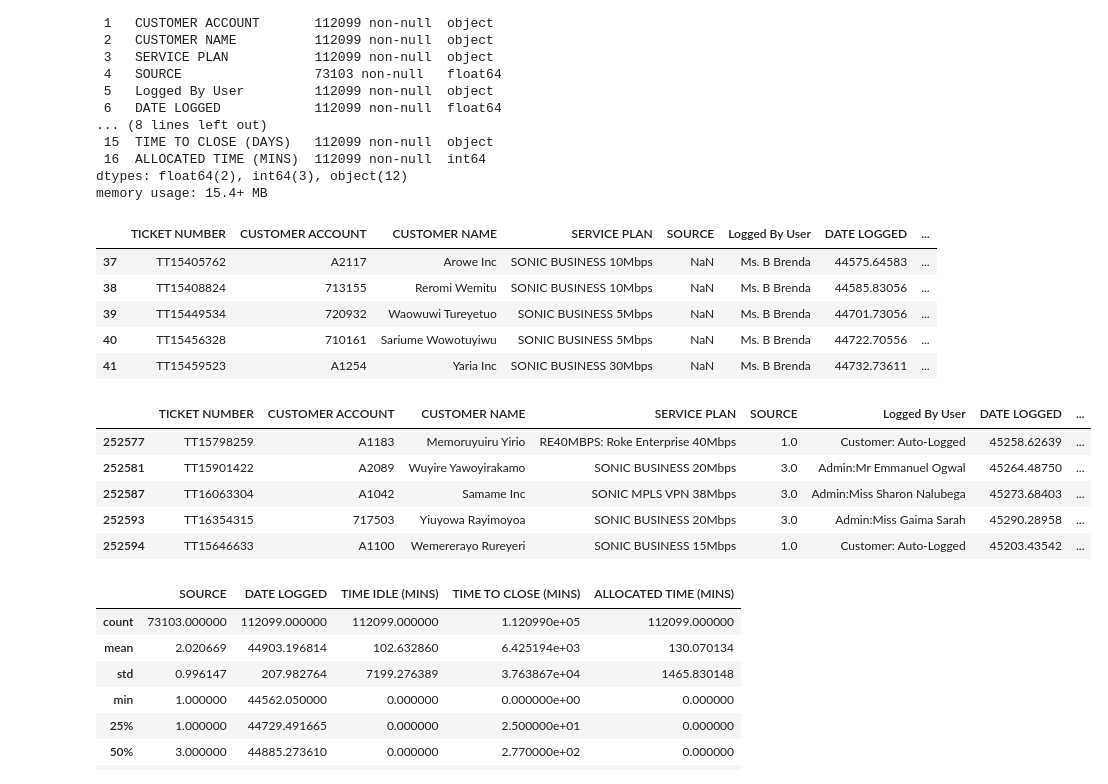
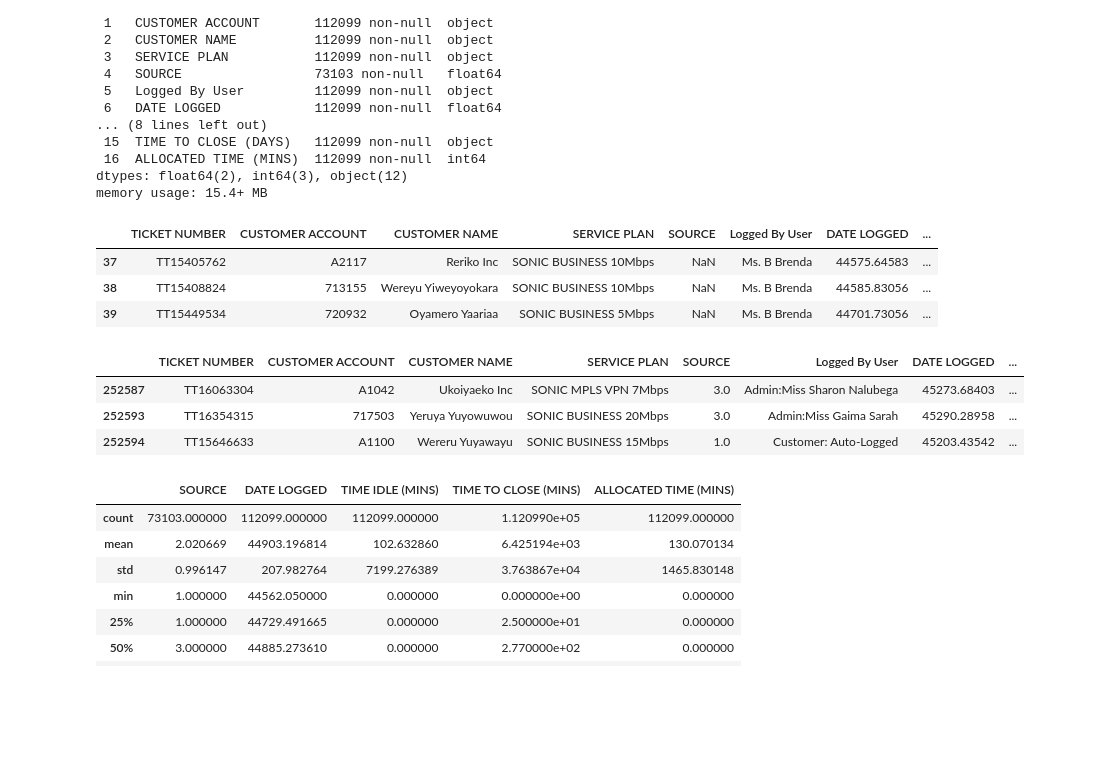
Before and after one commit to patrickanaku/MCS-7103-Machine-Learning, a Jupyter notebook: EDA_Assignment.ipynb, the cells around one changed output. Saved outputs shown, nothing was run; the diff lists cells and outputs as text; code cells hidden in the pictures; blank space fills up the shorter version.

```diff
--- a/EDA_Assignment.ipynb
+++ b/EDA_Assignment.ipynb
@@ -228,23 +235,19 @@ Data columns (total 17 columns):
 dtypes: float64(2), int64(3), object(12)
 memory usage: 15.4+ MB
 # %%
-new_dataset.head()
+new_dataset.head(3)
 # %% [output]
 |  | TICKET NUMBER | CUSTOMER ACCOUNT | CUSTOMER NAME | SERVICE PLAN | SOURCE | Logged By User | DATE LOGGED | ... |
-| 37 | TT15405762 | A2117 | Arowe Inc | SONIC BUSINESS 10Mbps | NaN | Ms. B Brenda | 44575.64583 | ... |
-| 38 | TT15408824 | 713155 | Reromi Wemitu | SONIC BUSINESS 10Mbps | NaN | Ms. B Brenda | 44585.83056 | ... |
-| 39 | TT15449534 | 720932 | Waowuwi Tureyetuo | SONIC BUSINESS 5Mbps | NaN | Ms. B Brenda | 44701.73056 | ... |
-| 40 | TT15456328 | 710161 | Sariume Wowotuyiwu | SONIC BUSINESS 5Mbps | NaN | Ms. B Brenda | 44722.70556 | ... |
-| 41 | TT15459523 | A1254 | Yaria Inc | SONIC BUSINESS 30Mbps | NaN | Ms. B Brenda | 44732.73611 | ... |
+| 37 | TT15405762 | A2117 | Reriko Inc | SONIC BUSINESS 10Mbps | NaN | Ms. B Brenda | 44575.64583 | ... |
+| 38 | TT15408824 | 713155 | Wereyu Yiweyoyokara | SONIC BUSINESS 10Mbps | NaN | Ms. B Brenda | 44585.83056 | ... |
+| 39 | TT15449534 | 720932 | Oyamero Yaariaa | SONIC BUSINESS 5Mbps | NaN | Ms. B Brenda | 44701.73056 | ... |
 # %%
-new_dataset.tail()
+new_dataset.tail(3)
 # %% [output]
 |  | TICKET NUMBER | CUSTOMER ACCOUNT | CUSTOMER NAME | SERVICE PLAN | SOURCE | Logged By User | DATE LOGGED | ... |
-| 252577 | TT15798259 | A1183 | Memoruyuiru Yirio | RE40MBPS: Roke Enterprise 40Mbps | 1.0 | Customer: Auto-Logged | 45258.62639 | ... |
-| 252581 | TT15901422 | A2089 | Wuyire Yawoyirakamo | SONIC BUSINESS 20Mbps | 3.0 | Admin:Mr Emmanuel Ogwal | 45264.48750 | ... |
-| 252587 | TT16063304 | A1042 | Samame Inc | SONIC MPLS VPN 38Mbps | 3.0 | Admin:Miss Sharon Nalubega | 45273.68403 | ... |
-| 252593 | TT16354315 | 717503 | Yiuyowa Rayimoyoa | SONIC BUSINESS 20Mbps | 3.0 | Admin:Miss Gaima Sarah | 45290.28958 | ... |
-| 252594 | TT15646633 | A1100 | Wemererayo Rureyeri | SONIC BUSINESS 15Mbps | 1.0 | Customer: Auto-Logged | 45203.43542 | ... |
+| 252587 | TT16063304 | A1042 | Ukoiyaeko Inc | SONIC MPLS VPN 7Mbps | 3.0 | Admin:Miss Sharon Nalubega | 45273.68403 | ... |
+| 252593 | TT16354315 | 717503 | Yeruya Yuyowuwou | SONIC BUSINESS 20Mbps | 3.0 | Admin:Miss Gaima Sarah | 45290.28958 | ... |
+| 252594 | TT15646633 | A1100 | Wereru Yuyawayu | SONIC BUSINESS 15Mbps | 1.0 | Customer: Auto-Logged | 45203.43542 | ... |
 # %%
 new_dataset.describe()
 # %% [output]
```
Also changed, not shown: parts of 3 cells of this notebook.
